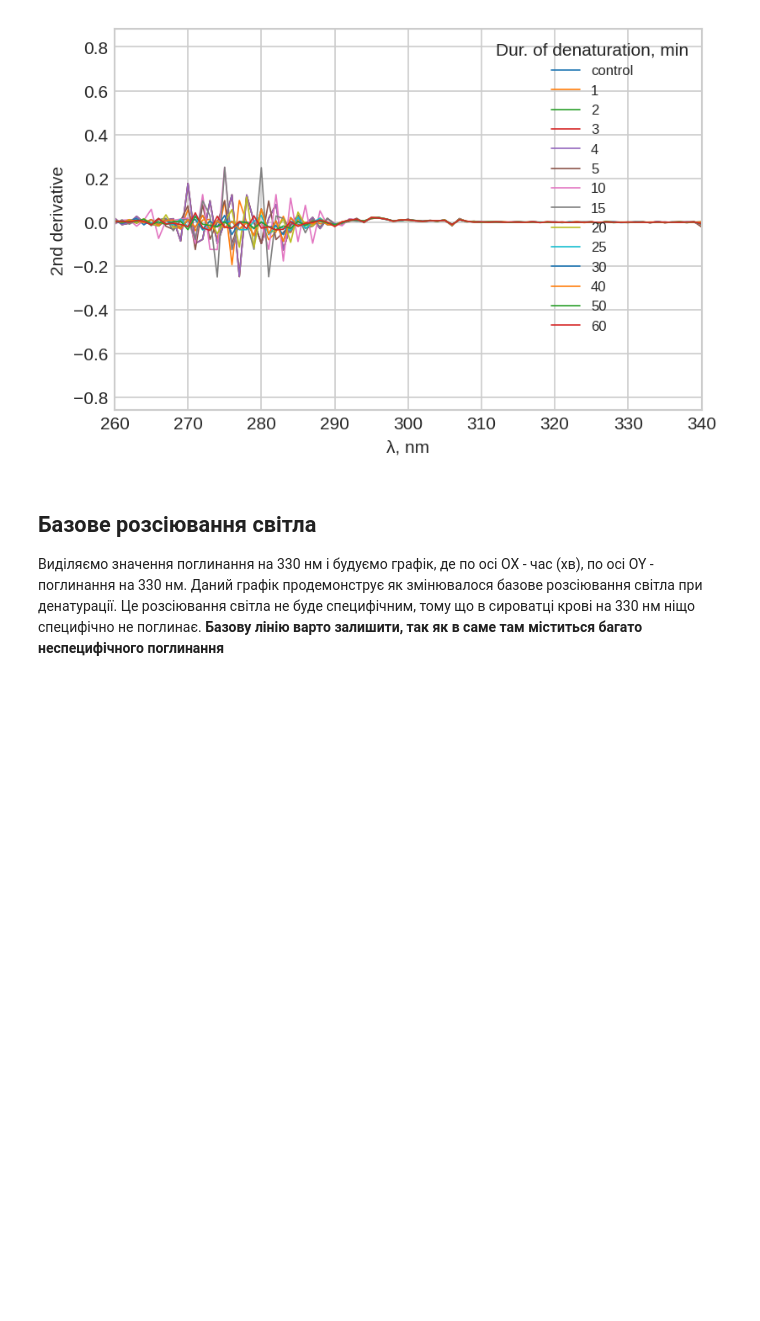
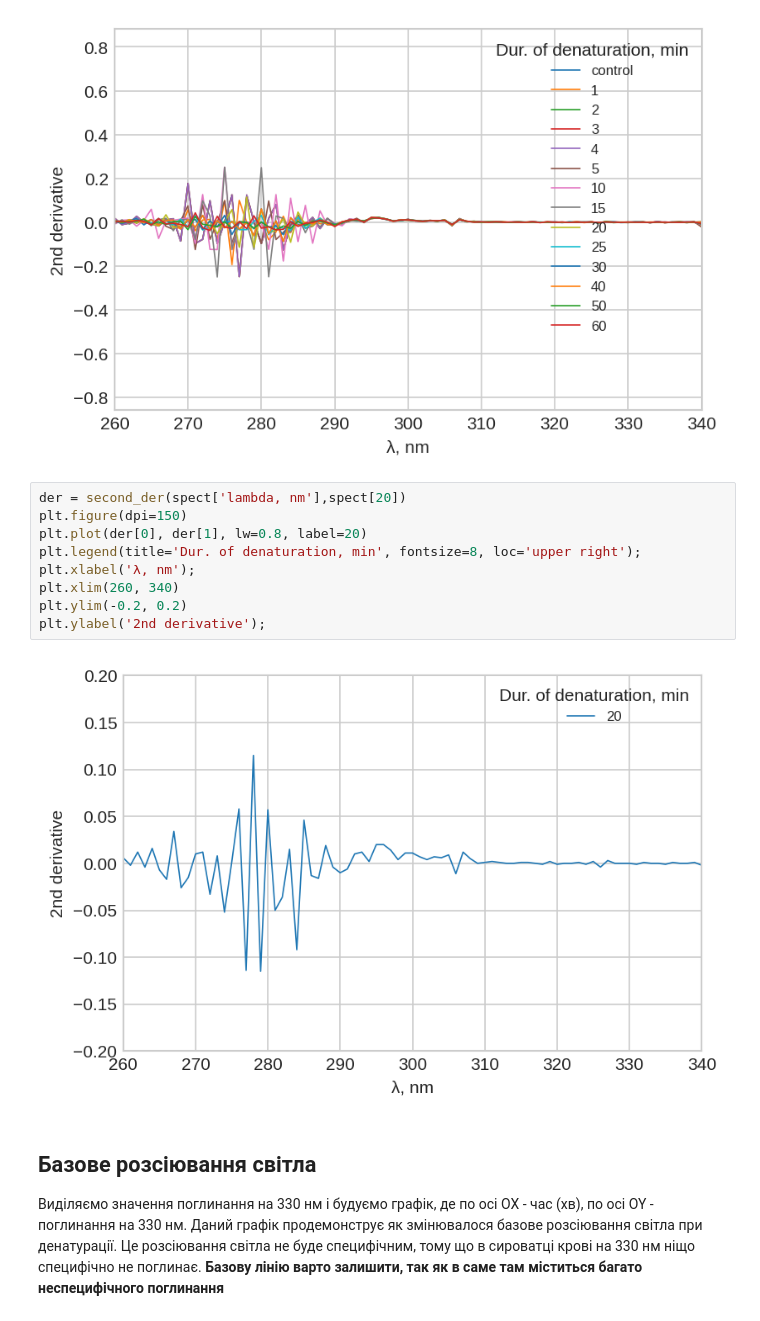
Before and after one commit to ZorkotLinda/AnalysisOfMuscleContraction, a Jupyter notebook: denaturation/denaturation_analysis.ipynb, the cells around one changed output. Drawn from its saved outputs; the diff is of its cells as text; blank space fills up the shorter version.

```diff
--- a/denaturation/denaturation_analysis.ipynb
+++ b/denaturation/denaturation_analysis.ipynb
@@ -129,6 +140,17 @@ for i in time:
     plt.ylabel('2nd derivative');
 # %% [output]
 [figure]
+# %%
+der = second_der(spect['lambda, nm'],spect[20])
+plt.figure(dpi=150)
+plt.plot(der[0], der[1], lw=0.8, label=20)
+plt.legend(title='Dur. of denaturation, min', fontsize=8, loc='upper right');
+plt.xlabel('λ, nm');
+plt.xlim(260, 340)
+plt.ylim(-0.2, 0.2)
+plt.ylabel('2nd derivative');
+# %% [output]
+[figure, added]
 # %% [markdown]
 ## Базове розсіювання світла
 Виділяємо значення поглинання на 330 нм і будуємо графік, де по осі OX - час (хв), по осі OY - поглинання на 330 нм. Даний графік продемонструє як
```
Also changed, not shown: parts of 9 cells of this notebook.
